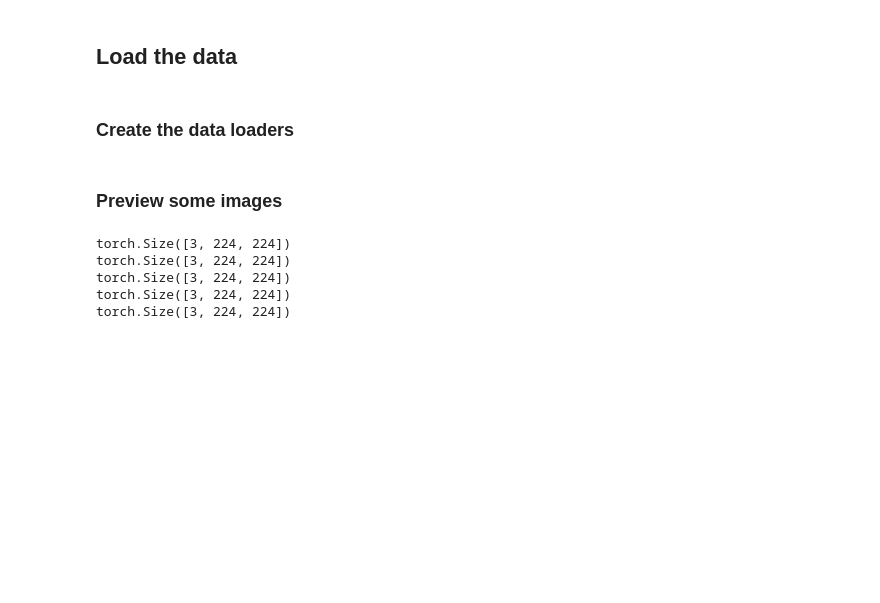
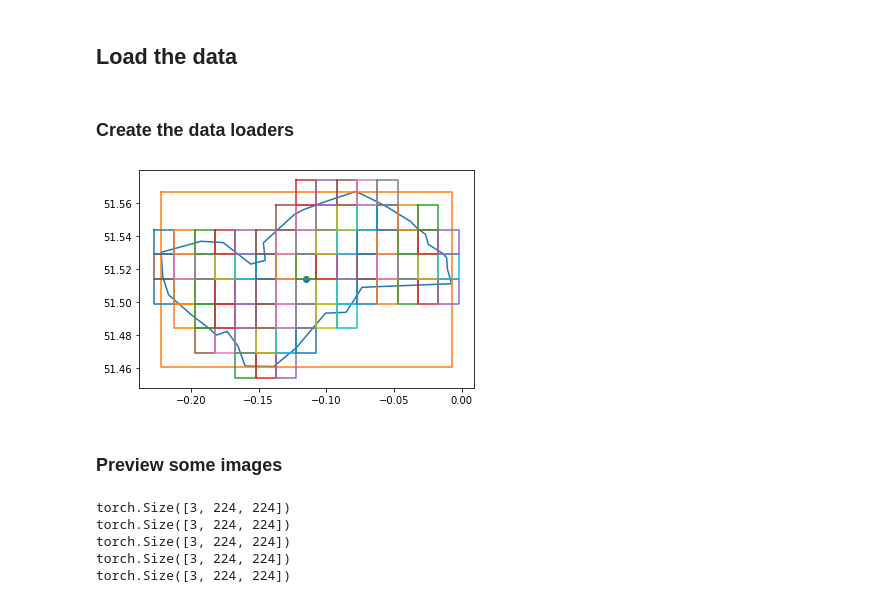
Before and after one commit to JLuij/CV-GeoGuessr, a Jupyter notebook: notebooks/ResNet50.ipynb, the cells around one changed output. Saved outputs shown, nothing was run; the diff lists cells and outputs as text; code cells hidden in the pictures; blank space fills up the shorter version.

```diff
--- a/notebooks/ResNet50.ipynb
+++ b/notebooks/ResNet50.ipynb
@@ -174,6 +244,10 @@ train_data_set = StreetViewImagesDataset(LONDON_PHOTO_DIR(True), grid_partitioni
 train_loader = DataLoader(train_data_set, batch_size=TRAIN_BATCH_SIZE, shuffle=True)
 test_data_set = StreetViewImagesDataset(LONDON_PHOTO_DIR(False), grid_partitioning, data_transforms)
 test_loader = DataLoader(test_data_set, batch_size=TEST_BATCH_SIZE, shuffle=True)
+# %%
+grid_partitioning.plot()
+# %% [output]
+[figure, added]
 # %% [markdown]
 ### Preview some images
 # %%
```
Also changed, not shown: parts of 11 cells of this notebook.
